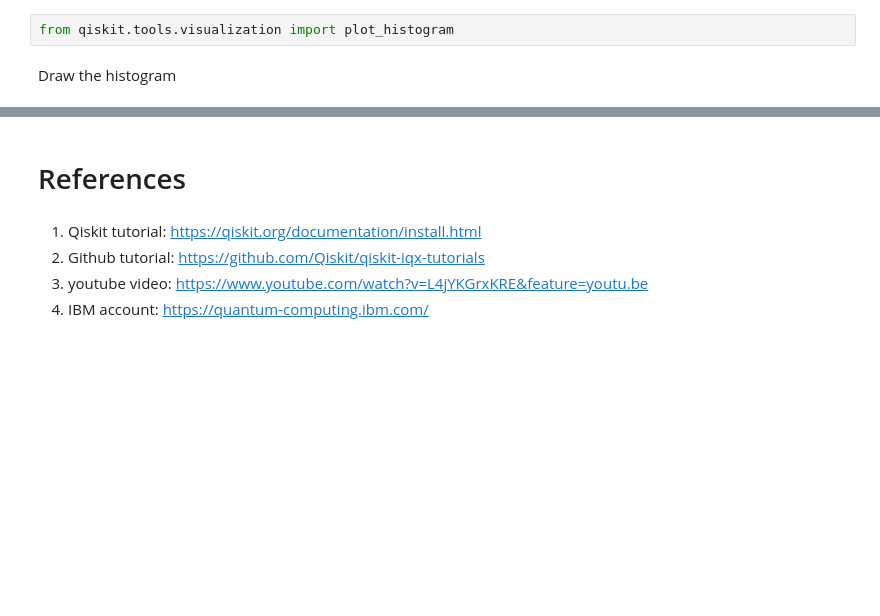
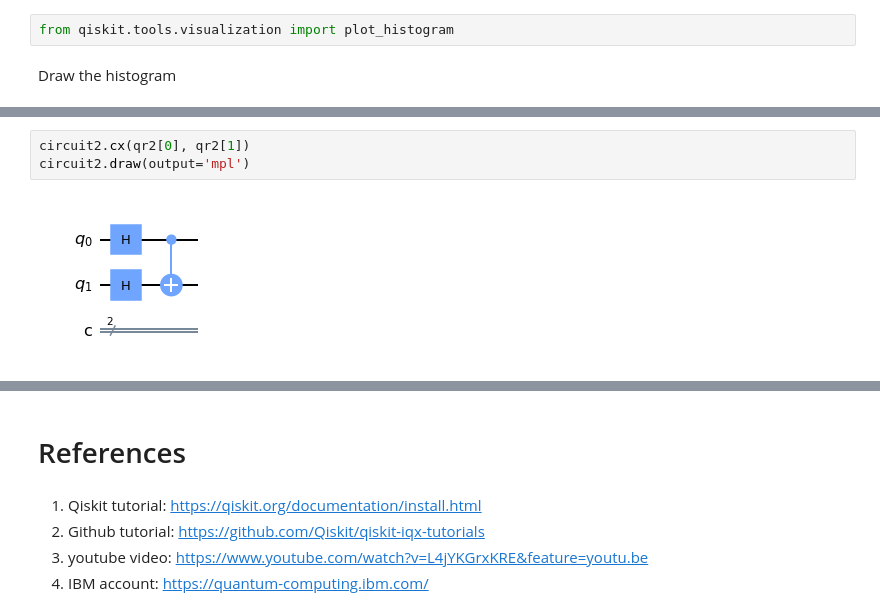
Before and after one commit to jaorduz/IntroQuantumCompu, a Jupyter notebook: NB_1/QC0_3_Qiskit.ipynb, the cells around one changed output, grey strips where cells are left out. Cells and saved outputs as stored; diff of their text form; blank space fills up the shorter version.

```diff
--- a/NB_1/QC0_3_Qiskit.ipynb
+++ b/NB_1/QC0_3_Qiskit.ipynb
@@ -117,0 +120,5 @@ WARNING: Ignoring invalid distribution -iskit-terra (c:\users\javier_orduzducuar
+# %%
+circuit2.cx(qr2[0], qr2[1])
+circuit2.draw(output='mpl')
+# %% [output]
+[figure, added]
```
Also changed, not shown: parts of 10 cells of this notebook.
